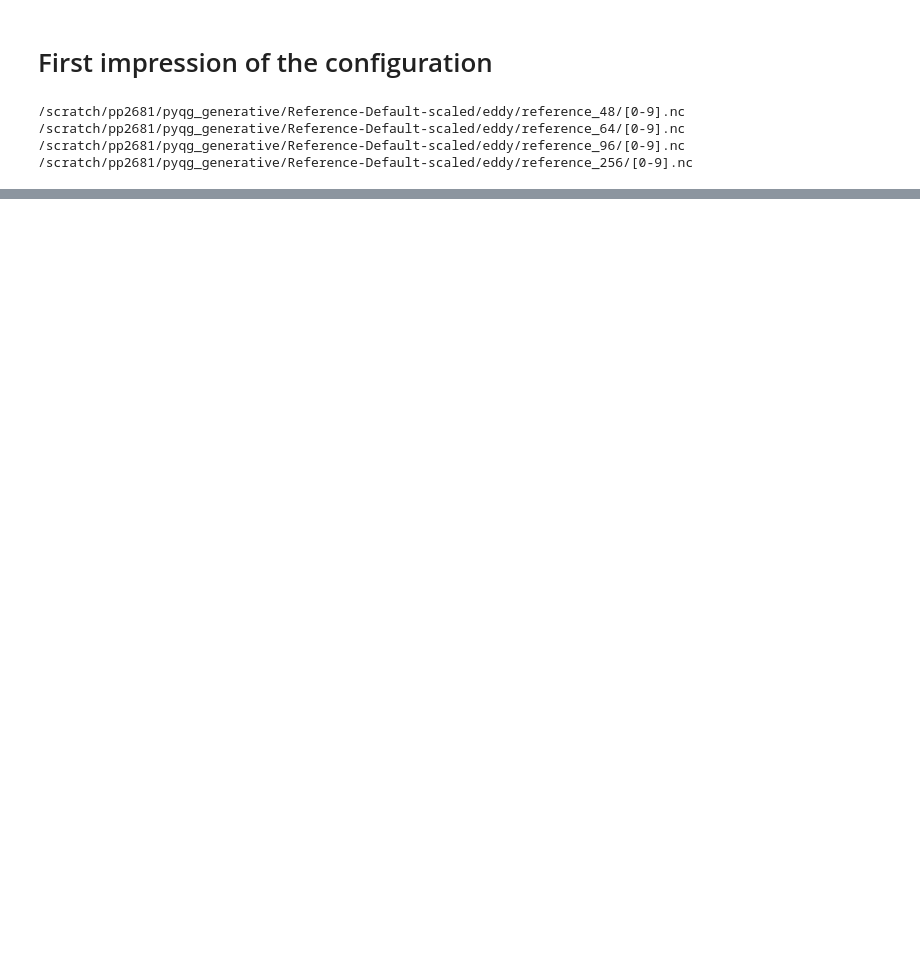
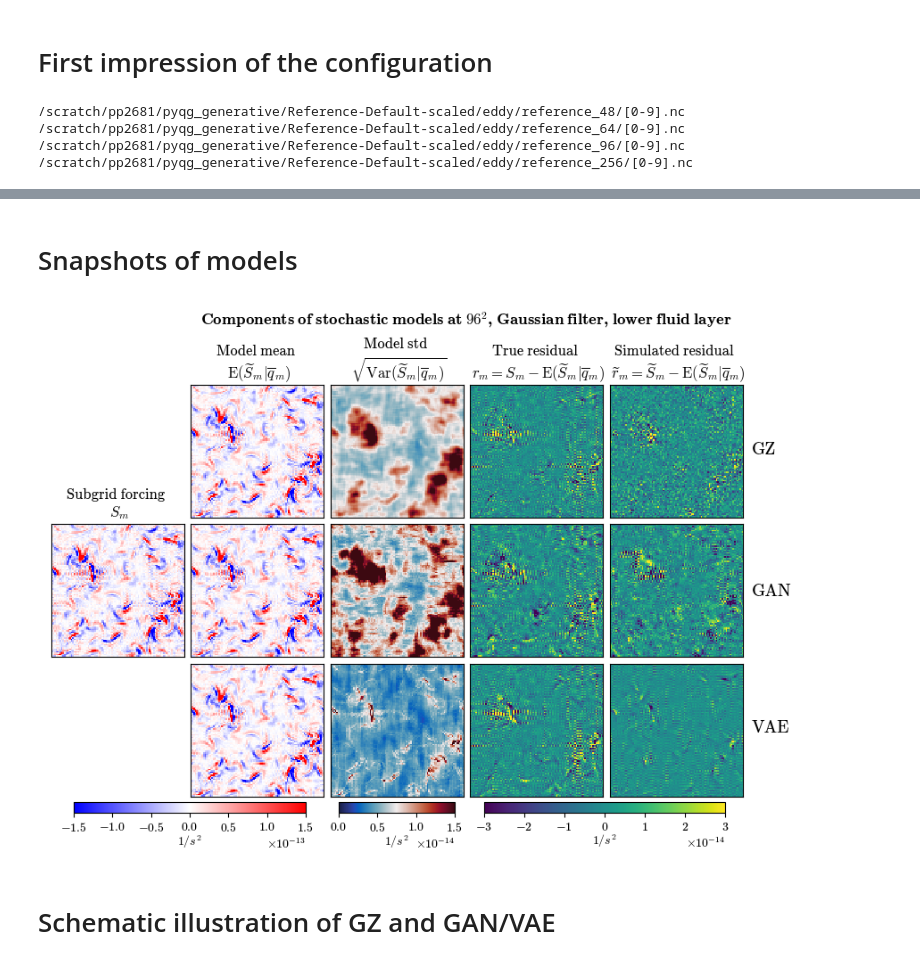
Before and after one commit to m2lines/pyqg_generative, a Jupyter notebook: notebooks/paper_figures_1.ipynb, the cells around one changed output, grey strips where cells are left out. Cells and saved outputs as stored; diff of their text form; code cells hidden in the pictures; blank space fills up the shorter version.

```diff
--- a/notebooks/paper_figures_1.ipynb
+++ b/notebooks/paper_figures_1.ipynb
@@ -68,0 +139,42 @@ yaxis.labellocation center
+# %% [markdown]
+# Snapshots of models
+# %%
+default_rcParams({'axes.titlelocation' : 'center'})
+prms = {'v_total': 1.5e-13, 'v_std': 1.5e-14, 'v_residual': 3e-14, 'resolution': 96, 'Operator': 'Operator2', 'lev': 1, 'run': 10, 'time': -1}
+
+fig, axs = plt.subplots(3,5,figsize=(10,6))
+plt.subplots_adjust(hspace=0.05, wspace=0.05)
+gz = xr.open_dataset('/scratch/pp2681/pyqg_generative/Reference-Default-scaled/models_retrain/'+prms['Operator']+'-'+str(prms['resolution'])+'/MeanVarModel-3/offline_test.nc').isel(run=prms['run'],time=prms['time'],lev=prms['lev'])
+gan = xr.open_dataset('/scratch/pp2681/pyqg_generative/Reference-Default-scaled/models_retrain/'+prms['Operator']+'-'+str(prms['resolution'])+'/CGANRegression-1/offline_test.nc').isel(run=prms['run'],time=prms['time'],lev=prms['lev'])
+vae = xr.open_dataset('/scratch/pp2681/pyqg_generative/Reference-Default-scaled/models_retrain/'+prms['Operator']+'-'+str(prms['resolution'])+'/CVAERegression-None-4/offline_test.nc').isel(run=prms['run'],time=prms['time'],lev=prms['lev'])
+
+for row, model in enumerate([gz, gan, vae]):
+    if row ==1:
+        imshow(model.q_forcing_advection, ax = axs[row][0], cmap='bwr', cbar=False, vmax=prms['v_total'])
+    else:
+        axs[row][0].remove()
+    im_mean = imshow(model.q_forcing_advection_mean, ax = axs[row][1], cmap='bwr', cbar=False, vmax=prms['v_total'])
+    im_std = imshow(model.q_forcing_advection_std, ax = axs[row][2], cmap=cmocean.cm.balance, cbar=False, vmax=prms['v_std'])
+    im_res = imshow(model.q_forcing_advection_res, ax = axs[row][3], cmap='viridis', cbar=False, vmax=prms['v_residual'])
+    imshow(model.q_forcing_advection_gen_res, ax = axs[row][4], cmap='viridis', cbar=False, vmax=prms['v_residual'])
+
+axs[1][0].set_title('Subgrid forcing \n $S_m$')
+axs[0][1].set_title('Model mean \n $\mathrm{E}(\widetilde{S}_m|\overline{q}_m)$')
+axs[0][2].set_title('Model std \n $\sqrt{\mathrm{Var}(\widetilde{S}_m|\overline{q}_m)}$')
+axs[0][3].set_title('True residual \n $r_m = S_m-\mathrm{E}(\widetilde{S}_m|\overline{q}_m)$')
+axs[0][4].set_title('Simulated residual \n $\widetilde{r}_m = \widetilde{S}_m - \mathrm{E}(\widetilde{S}_m|\overline{q}_m)$')
+
+plt.colorbar(im_mean, cax=fig.add_axes([0.15,0.08,0.26,0.02]), orientation='horizontal', label='$1/s^2$')
+plt.colorbar(im_std, cax=fig.add_axes([0.447,0.08,0.13,0.02]), orientation='horizontal', label='$1/s^2$')
+plt.colorbar(im_res, cax=fig.add_axes([0.61,0.08,0.27,0.02]), orientation='horizontal', label='$1/s^2$')
+fig.text(0.91,0.75,'GZ', fontsize=14)
+fig.text(0.91,0.485,'GAN', fontsize=14)
+fig.text(0.91,0.23,'VAE', fontsize=14)
+
+fig.suptitle('Components of stochastic models at $96^2$, Gaussian filter, lower fluid layer', y=1.02, x=0.59, fontweight='bold')
+
+plt.savefig(f'paper_figures_1/subgrid_models_snapshot.pdf')
+# %% [output]
+[figure, added]
+# %% [markdown]
+# Schematic illustration of GZ and GAN/VAE
```
Also changed, not shown: parts of 15 cells of this notebook, 8 other files.
